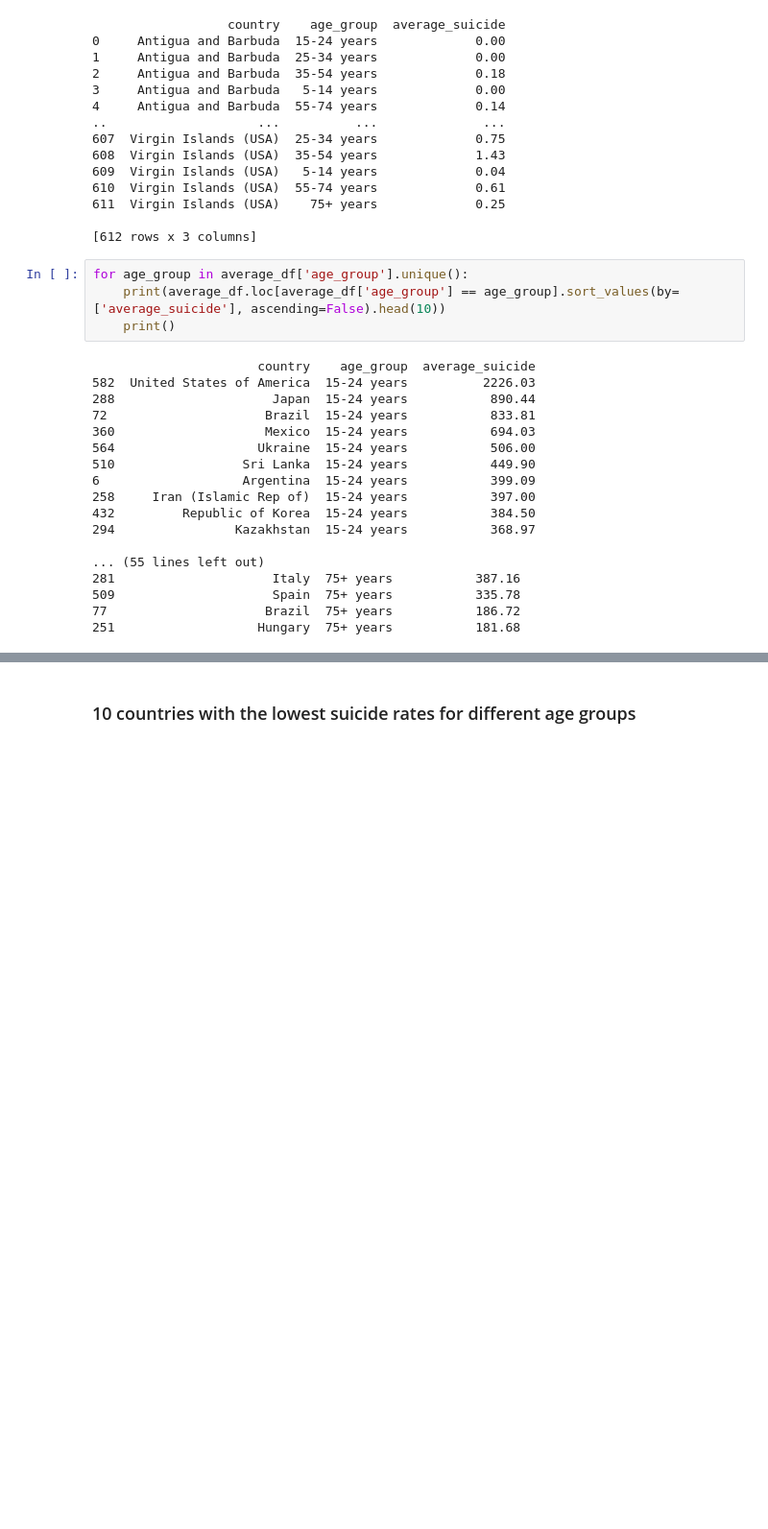
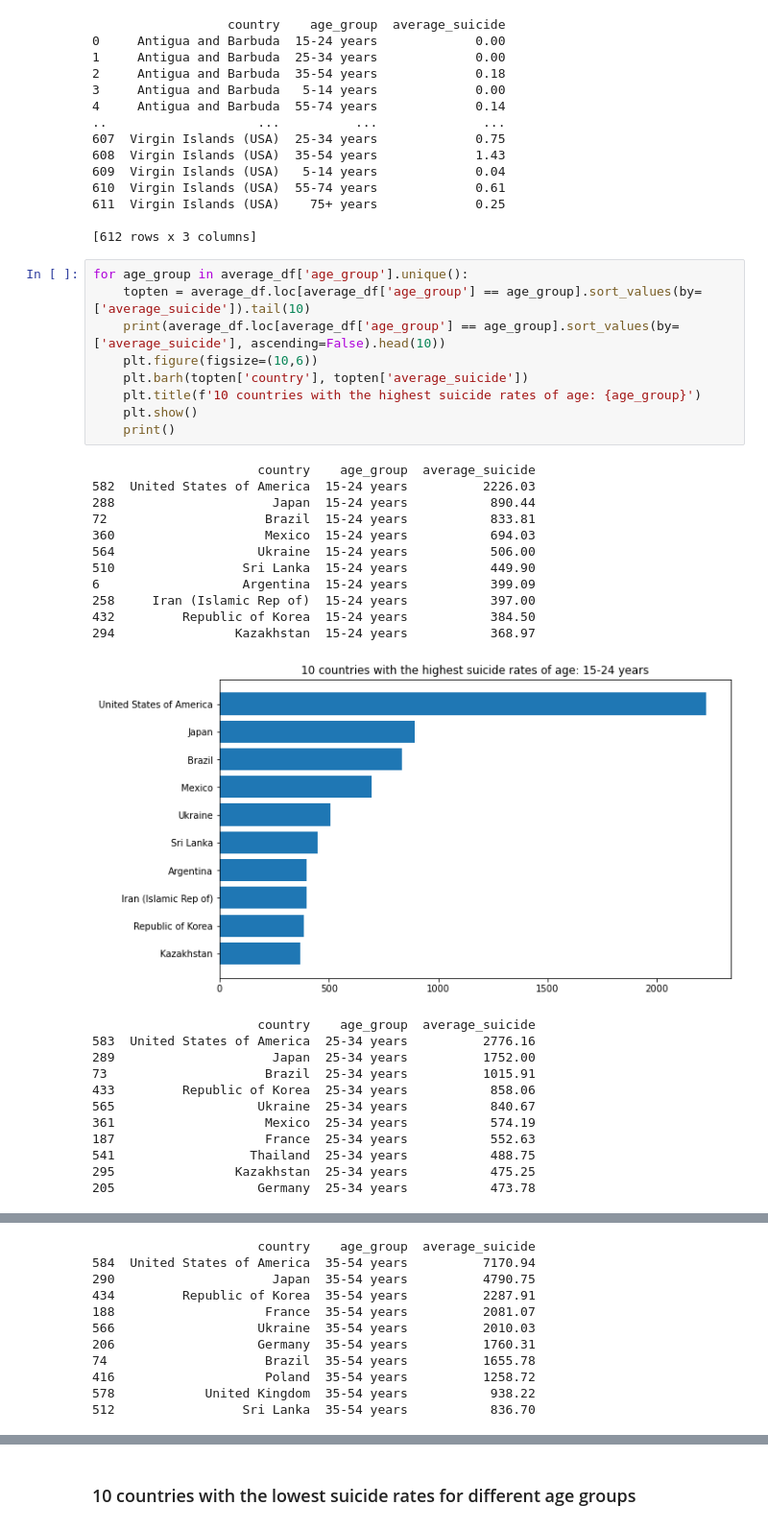
Before and after one commit to tw7366/Projects, a Jupyter notebook: Projects/Suicide Rates in the 21st Century.ipynb, the cells around one changed output, grey strips where cells are left out. Shown at 96% size. Drawn from its saved outputs; the diff is of its cells as text; blank space fills up the shorter version.

Commit message:
added graphs to 10 lowest and highest

```diff
--- a/Projects/Suicide Rates in the 21st Century.ipynb
+++ b/Projects/Suicide Rates in the 21st Century.ipynb
@@ -403,23 +403,34 @@ print(average_df)
 [612 rows x 3 columns]
 # %%
 for age_group in average_df['age_group'].unique():
+    topten = average_df.loc[average_df['age_group'] == age_group].sort_values(by=['average_suicide']).tail(10)
     print(average_df.loc[average_df['age_group'] == age_group].sort_values(by=['average_suicide'], ascending=False).head(10))
+    plt.figure(figsize=(10,6))
+    plt.barh(topten['country'], topten['average_suicide'])
+    plt.title(f'10 countries with the highest suicide rates of age: {age_group}')
+    plt.show()
     print()
 # %% [output]
                       country    age_group  average_suicide
 582  United States of America  15-24 years          2226.03
 288                     Japan  15-24 years           890.44
 72                     Brazil  15-24 years           833.81
 360                    Mexico  15-24 years           694.03
 564                   Ukraine  15-24 years           506.00
 510                 Sri Lanka  15-24 years           449.90
 6                   Argentina  15-24 years           399.09
 258     Iran (Islamic Rep of)  15-24 years           397.00
 432         Republic of Korea  15-24 years           384.50
 294                Kazakhstan  15-24 years           368.97
-
-... (55 lines left out)
-281                     Italy  75+ years           387.16
-509                     Spain  75+ years           335.78
-77                     Brazil  75+ years           186.72
-251                   Hungary  75+ years           181.68
+[figure, added]
+                      country    age_group  average_suicide
+583  United States of America  25-34 years          2776.16
+289                     Japan  25-34 years          1752.00
+73                     Brazil  25-34 years          1015.91
+433         Republic of Korea  25-34 years           858.06
+565                   Ukraine  25-34 years           840.67
+361                    Mexico  25-34 years           574.19
+187                    France  25-34 years           552.63
+541                  Thailand  25-34 years           488.75
+295                Kazakhstan  25-34 years           475.25
+205                   Germany  25-34 years           473.78
@@ -425,0 +438,11 @@ for age_group in average_df['age_group'].unique():
+                      country    age_group  average_suicide
+584  United States of America  35-54 years          7170.94
+290                     Japan  35-54 years          4790.75
+434         Republic of Korea  35-54 years          2287.91
+188                    France  35-54 years          2081.07
+566                   Ukraine  35-54 years          2010.03
+206                   Germany  35-54 years          1760.31
+74                     Brazil  35-54 years          1655.78
+416                    Poland  35-54 years          1258.72
+578            United Kingdom  35-54 years           938.22
+512                 Sri Lanka  35-54 years           836.70
```
Also changed, not shown: parts of 2 cells of this notebook.
